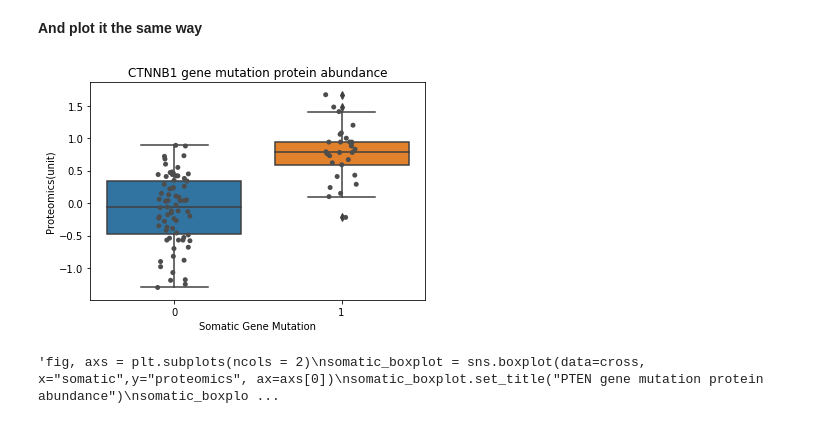
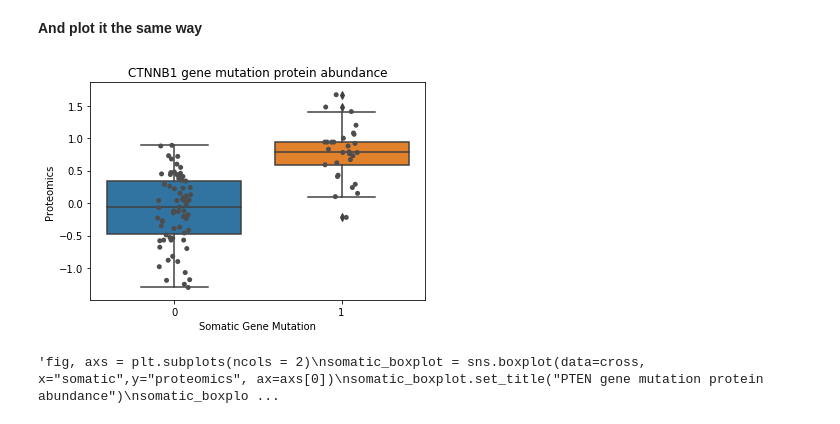
Before and after one commit to PayneLab/cptac, a Jupyter notebook: doc/use-case-4.ipynb, the cells around one changed output. Saved outputs shown, nothing was run; the diff lists cells and outputs as text; code cells hidden in the pictures.

```diff
--- a/doc/use-case-4.ipynb
+++ b/doc/use-case-4.ipynb
@@ -76,11 +57,11 @@ cross = CPTAC.compare_gene(somatic_mutations, proteomics, 'CTNNB1')
 # %%
 boxplot2 = sns.boxplot(data=cross, x="somatic",y="proteomics")
 boxplot2.set_title("CTNNB1 gene mutation protein abundance")
 boxplot2 = sns.stripplot(data=cross, x="somatic",y="proteomics",jitter=True, color=".3")
-boxplot2.set(xlabel="Somatic Gene Mutation",ylabel="Proteomics(unit)")
+boxplot2.set(xlabel="Somatic Gene Mutation",ylabel="Proteomics")
 plt.show()
 # %% [output]
-[figure, old version]
+[figure, new version]
 # %%
 """fig, axs = plt.subplots(ncols = 2)
 somatic_boxplot = sns.boxplot(data=cross, x="somatic",y="proteomics", ax=axs[0])
```
Also changed, not shown: parts of 2 cells of this notebook, 3 other files.
